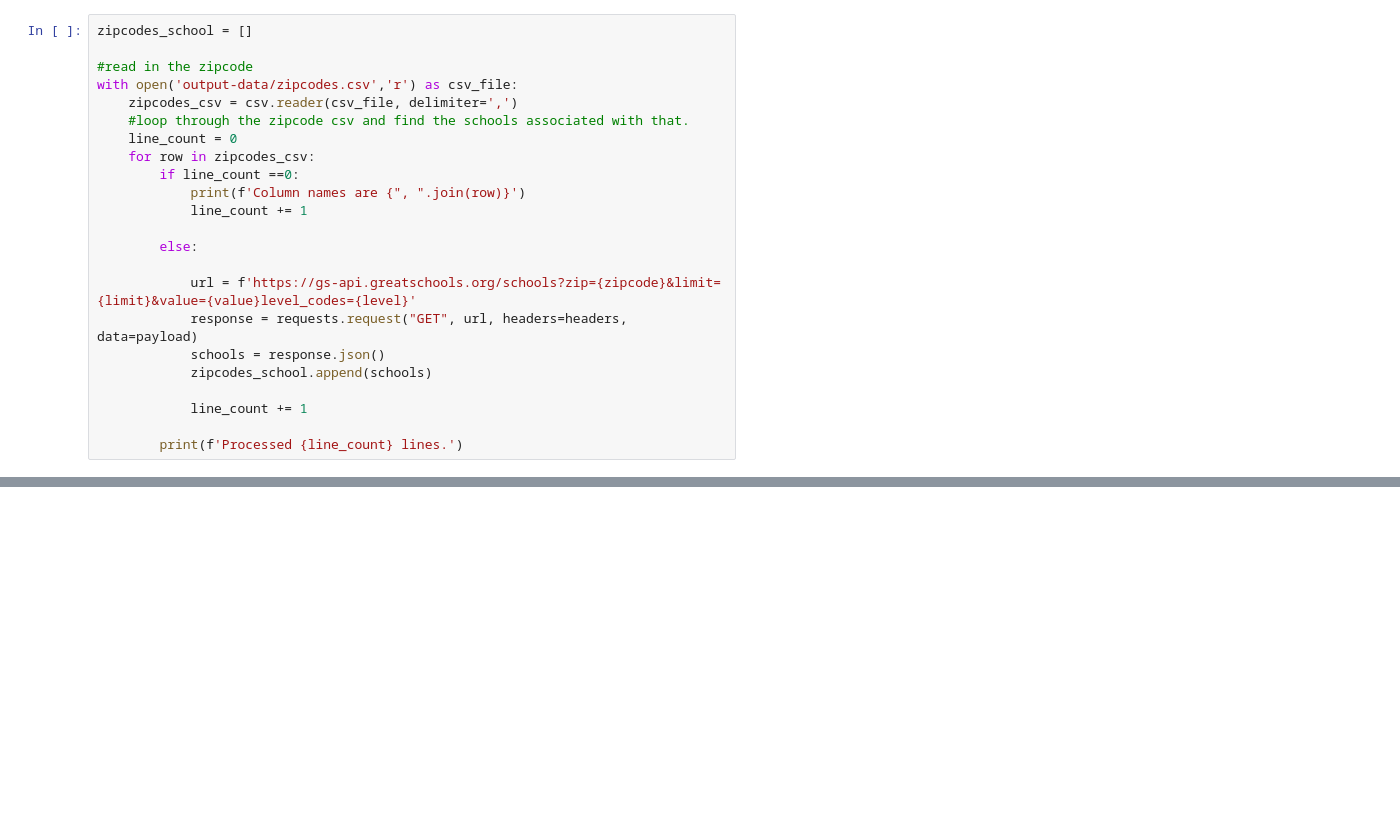
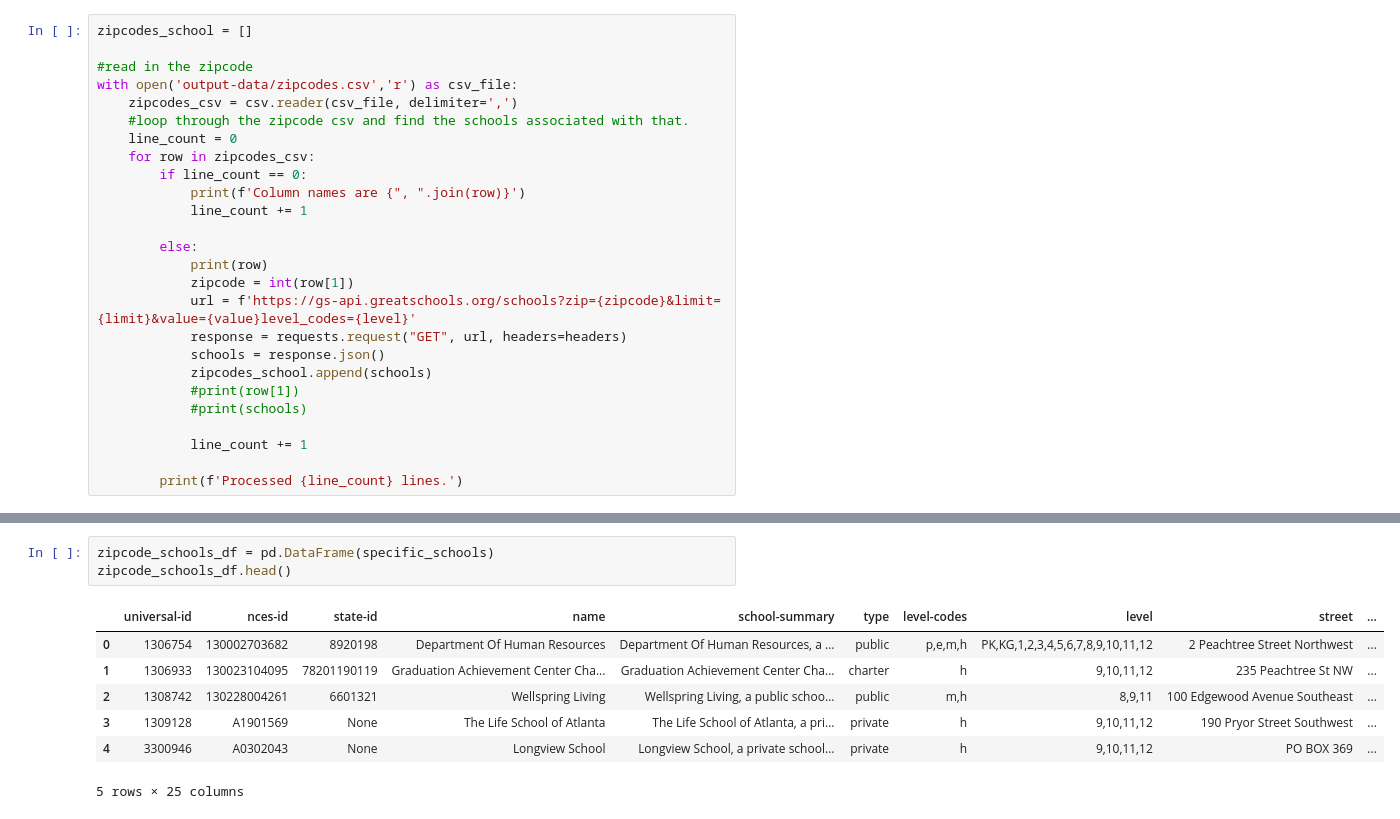
Before and after one commit to KellyPared/GT-Bootcamp-Atlanta_schoolsby_district, a Jupyter notebook: gt-greater-schools-kps.ipynb, the cells around one changed output, grey strips where cells are left out. Cells and saved outputs as stored; diff of their text form; blank space fills up the shorter version.

```diff
--- a/gt-greater-schools-kps.ipynb
+++ b/gt-greater-schools-kps.ipynb
@@ -29,16 +28,19 @@ with open('output-data/zipcodes.csv','r') as csv_file:
     #loop through the zipcode csv and find the schools associated with that.
     line_count = 0
     for row in zipcodes_csv:
-        if line_count ==0:
+        if line_count == 0:
             print(f'Column names are {", ".join(row)}')
             line_count += 1
 
         else:
-
+            print(row)
+            zipcode = int(row[1])
             url = f'https://gs-api.greatschools.org/schools?zip={zipcode}&limit={limit}&value={value}level_codes={level}'
-            response = requests.request("GET", url, headers=headers, data=payload)
+            response = requests.request("GET", url, headers=headers)
             schools = response.json()
             zipcodes_school.append(schools)
+            #print(row[1])
+            #print(schools)
 
             line_count += 1
 
@@ -71 +126,12 @@ print(school_list)
+# %%
+zipcode_schools_df = pd.DataFrame(specific_schools)
+zipcode_schools_df.head()
+# %% [output]
+|  | universal-id | nces-id | state-id | name | school-summary | type | level-codes | level | street | ... |
+| 0 | 1306754 | 130002703682 | 8920198 | Department Of Human Resources | Department Of Human Resources, a ... | public | p,e,m,h | PK,KG,1,2,3,4,5,6,7,8,9,10,11,12 | 2 Peachtree Street Northwest | ... |
+| 1 | 1306933 | 130023104095 | 78201190119 | Graduation Achievement Center Cha... | Graduation Achievement Center Cha... | charter | h | 9,10,11,12 | 235 Peachtree St NW | ... |
+| 2 | 1308742 | 130228004261 | 6601321 | Wellspring Living | Wellspring Living, a public schoo... | public | m,h | 8,9,11 | 100 Edgewood Avenue Southeast | ... |
+| 3 | 1309128 | A1901569 | None | The Life School of Atlanta | The Life School of Atlanta, a pri... | private | h | 9,10,11,12 | 190 Pryor Street Southwest | ... |
+| 4 | 3300946 | A0302043 | None | Longview School | Longview School, a private school... | private | h | 9,10,11,12 | PO BOX 369 | ... |
+5 rows × 25 columns
 # %%
```
Also changed, not shown: parts of 12 cells of this notebook, 1 other file.
